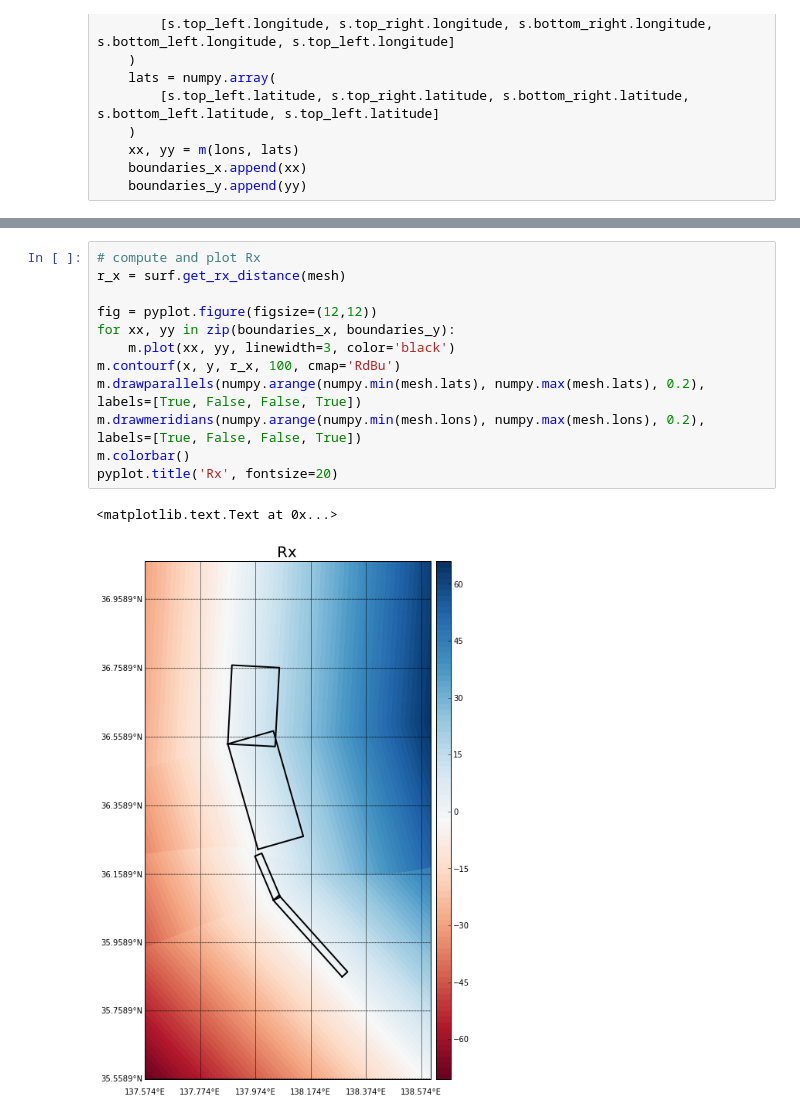
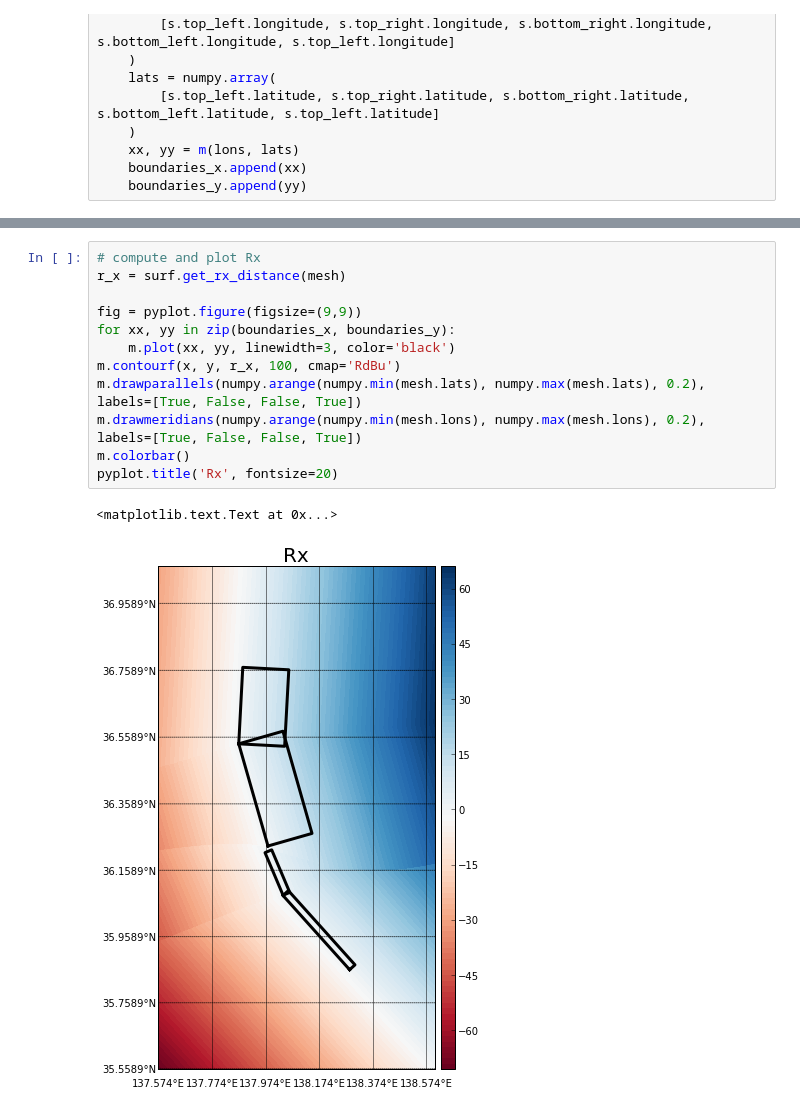
Before and after one commit to GEMScienceTools/notebooks, a Jupyter notebook: hazardlib/RuptureDistances.ipynb, the cells around one changed output, grey strips where cells are left out. Cells and saved outputs as stored; diff of their text form.

```diff
--- a/hazardlib/RuptureDistances.ipynb
+++ b/hazardlib/RuptureDistances.ipynb
@@ -221,15 +372,15 @@ pyplot.title('Rjb', fontsize=20)
 # %%
 # compute and plot Rx
 r_x = surf.get_rx_distance(mesh)
 
-fig = pyplot.figure(figsize=(12,12))
+fig = pyplot.figure(figsize=(9,9))
 for xx, yy in zip(boundaries_x, boundaries_y):
     m.plot(xx, yy, linewidth=3, color='black')
 m.contourf(x, y, r_x, 100, cmap='RdBu')
 m.drawparallels(numpy.arange(numpy.min(mesh.lats), numpy.max(mesh.lats), 0.2), labels=[True, False, False, True])
 m.drawmeridians(numpy.arange(numpy.min(mesh.lons), numpy.max(mesh.lons), 0.2), labels=[True, False, False, True])
 m.colorbar()
 pyplot.title('Rx', fontsize=20)
 # %% [output]
 <matplotlib.text.Text at 0x...>
-[figure, old version]
+[figure, new version]
```
Also changed, not shown: parts of 18 cells of this notebook, 2 other files.
